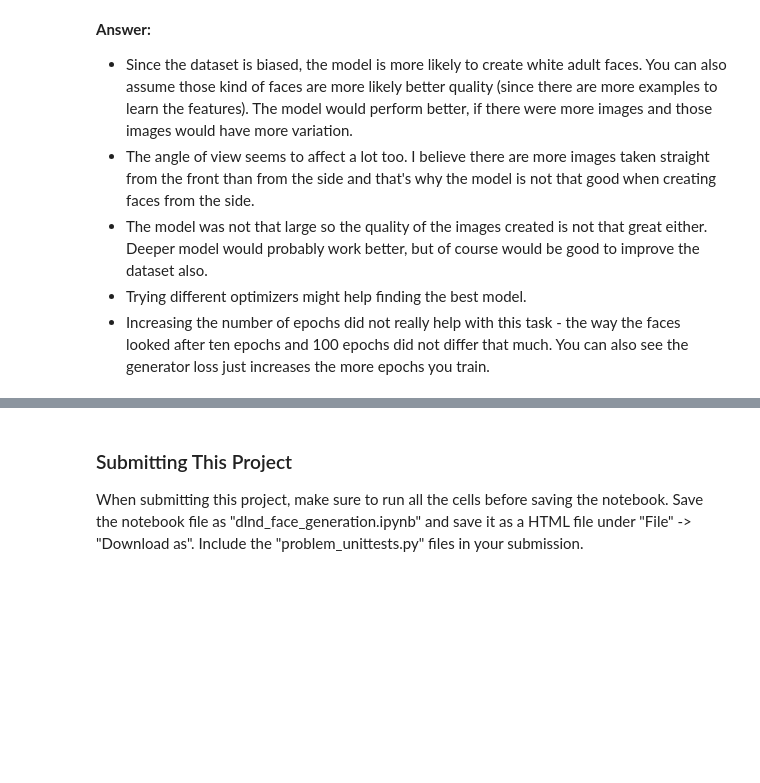
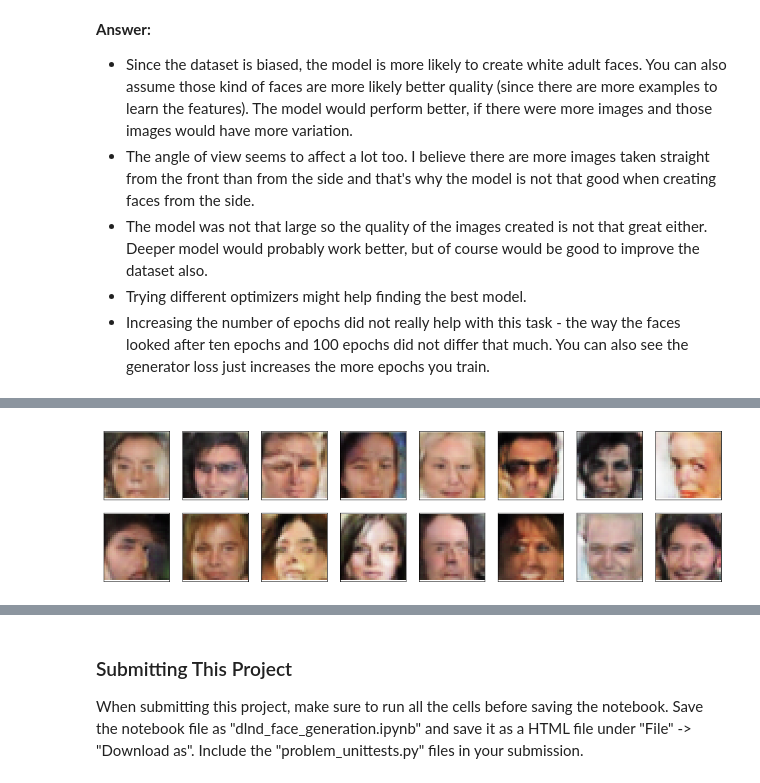
Before and after one commit to essile/face-generator, a Jupyter notebook: dlnd_face_generation.ipynb, the cells around one changed output, grey strips where cells are left out. Cells and saved outputs as stored; diff of their text form; code cells hidden in the pictures; blank space fills up the shorter version.

```diff
--- a/dlnd_face_generation.ipynb
+++ b/dlnd_face_generation.ipynb
@@ -697,0 +710,4 @@ When you answer this question, consider the following factors:
+# %%
+_ = view_samples(20, samples)
+# %% [output]
+[figure, added]
```
Also changed, not shown: parts of 6 cells of this notebook.
